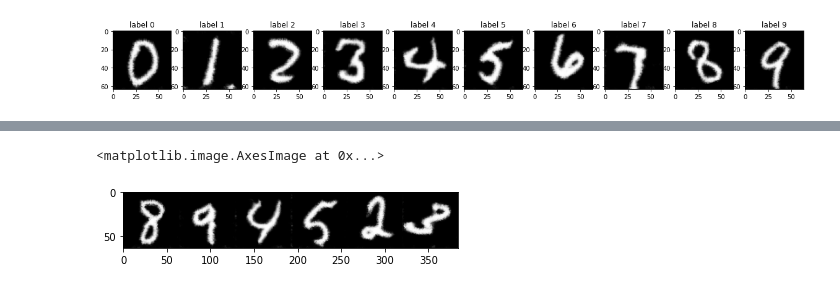
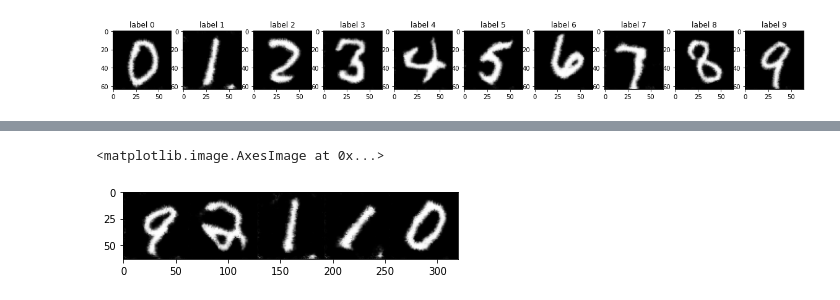
Before and after one commit to Mainakdeb/deceptive-digits, a Jupyter notebook: deceptive-digits.ipynb, the cells around one changed output, grey strips where cells are left out. Cells and saved outputs as stored; diff of their text form; code cells hidden in the pictures.

Commit message:
save images with multiple generated digits

```diff
--- a/deceptive-digits.ipynb
+++ b/deceptive-digits.ipynb
@@ -463,14 +464,16 @@ for i in range(0,10):
     plt.imshow(im)
     plt.show()
 # %%
-def generate_image_with_multiple_digits(digits):
+def generate_and_save_image_with_multiple_digits(digits):
   gen_list=[]
   for dig in str(digits):
     gen_list.append(generate_digit_from_label(int(dig)))
   vis = np.concatenate((gen_list), axis=1)
+  #plt.savefig("generated"+str(digits)+".png")
+  mimg.imsave("generated"+str(digits)+".png", vis)
   return(vis)
 
-plt.imshow(generate_image_with_multiple_digits(894523), cmap='gray')
+plt.imshow(generate_and_save_image_with_multiple_digits(92110), cmap='gray')
 # %% [output]
 <matplotlib.image.AxesImage at 0x...>
-[figure, old version]
+[figure, new version]
```
Also changed, not shown: parts of 2 cells of this notebook.
